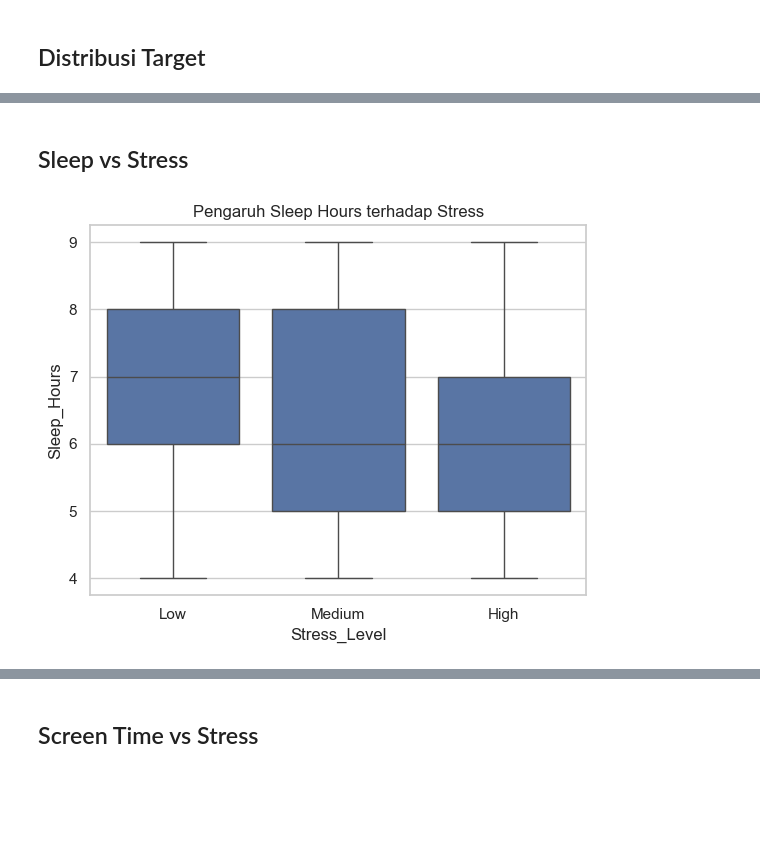
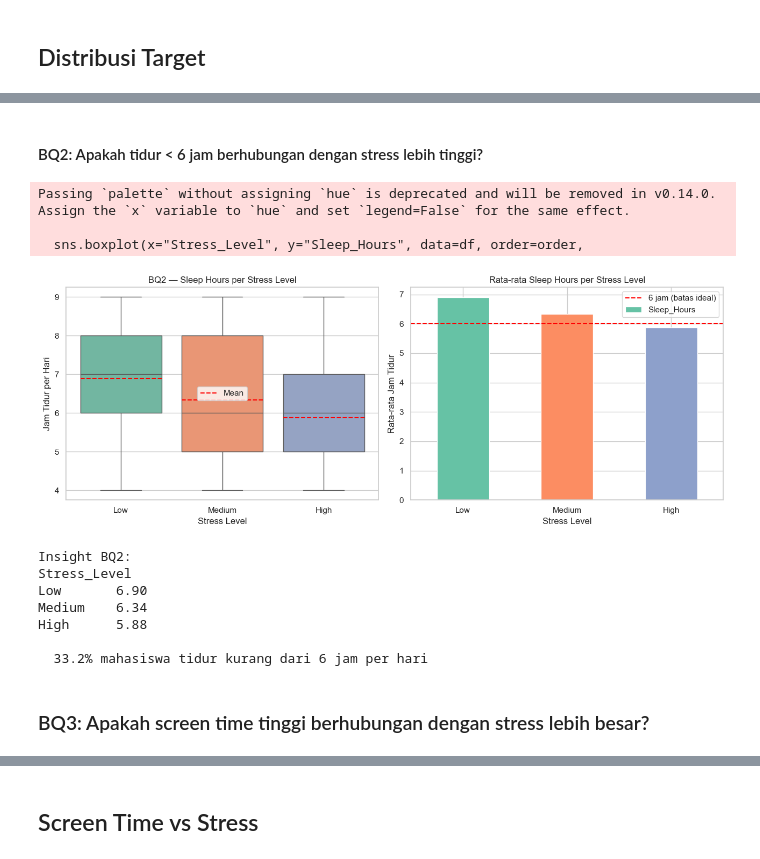
Before and after one commit to ShinZeleo/BurnoutGuard, a Jupyter notebook: Capstone.ipynb, the cells around one changed output, grey strips where cells are left out. Drawn from its saved outputs; the diff is of its cells as text; code cells hidden in the pictures; blank space fills up the shorter version.

```diff
--- a/Capstone.ipynb
+++ b/Capstone.ipynb
@@ -119,7 +252,7 @@ binary_map = {
 
 df["Physical_Exercise"] = df["Physical_Exercise"].map(binary_map)
 df["Tuition"] = df["Tuition"].map(binary_map)
-df["Tuition"] = df["Tuition"].astype("category")
+# df["Tuition"] = df["Tuition"].astype("category")
 # %%
 print(df["Physical_Exercise"].unique())
 print(df["Tuition"].unique())
@@ -128,14 +261,8 @@ print(df["Tuition"].unique())
 [1, 0]
 Categories (2, int64): [0, 1]
 # %%
-from pandas.api.types import CategoricalDtype
-
-income_order = CategoricalDtype(
-    categories=["Low", "Medium", "High"],
-    ordered=True
-)
-
-df["Family_Income_Level"] = df["Family_Income_Level"].astype(income_order)
+income_map = {"Low": 0, "Medium": 1, "High": 2}
+df["Family_Income_Level"] = df["Family_Income_Level"].map(income_map)
 # %%
 print(df["Tuition"].dtype)
 print(df["Family_Income_Level"].dtype)
@@ -371,9 +405,52 @@ Name: Sleep_Hours, dtype: float64
-# %% [markdown]
-## Sleep vs Stress
+# %% [markdown]
+#### BQ2: Apakah tidur < 6 jam berhubungan dengan stress lebih tinggi?
 # %%
-sns.boxplot(x="Stress_Level", y="Sleep_Hours", data=df, order=order)
-plt.title("Pengaruh Sleep Hours terhadap Stress")
+# sns.boxplot(x="Stress_Level", y="Sleep_Hours", data=df, order=order)
+# plt.title("Pengaruh Sleep Hours terhadap Stress")
+# plt.show()
+
+fig, axes = plt.subplots(1, 2, figsize=(13, 5))
+
+# Boxplot
+sns.boxplot(x="Stress_Level", y="Sleep_Hours", data=df, order=order,
+            hue="Stress_Level", legend=False, palette="Set2", ax=axes[0])
+group_means = df.groupby("Stress_Level")["Sleep_Hours"].mean().reindex(order)
+for i, (level, mean) in enumerate(group_means.items()):
+    axes[0].hlines(mean, i - 0.4, i + 0.4, colors="red",
+                   linestyles="--", linewidth=1.5, label="Mean" if i == 0 else "")
+axes[0].set_title("BQ2 — Sleep Hours per Stress Level")
+axes[0].set_xlabel("Stress Level")
+axes[0].set_ylabel("Jam Tidur per Hari")
+axes[0].legend()
+
+# Bar rata-rata
+group_means.plot(kind="bar", color=sns.color_palette("Set2", 3), ax=axes[1], edgecolor="white")
+axes[1].axhline(6, color="red", linestyle="--", linewidth=1.5, label="6 jam (batas ideal)")
+axes[1].set_title("Rata-rata Sleep Hours per Stress Level")
+axes[1].set_xlabel("Stress Level")
+axes[1].set_ylabel("Rata-rata Jam Tidur")
+axes[1].set_xticklabels(order, rotation=0)
+axes[1].legend()
+
+plt.tight_layout()
 plt.show()
+
+print("\nInsight BQ2:")
+print(df.groupby("Stress_Level")["Sleep_Hours"].mean().reindex(order).round(2).to_string())
+low_sleep = (df["Sleep_Hours"] < 6).mean() * 100
+print(f"\n  {low_sleep:.1f}% mahasiswa tidur kurang dari 6 jam per hari")
 # %% [output]
+Passing `palette` without assigning `hue` is deprecated and will be removed in v0.14.0. Assign the `x` variable to `hue` and set `legend=False` for the same effect.
+
+  sns.boxplot(x="Stress_Level", y="Sleep_Hours", data=df, order=order,
-[figure, old version]
+[figure, new version]
+Insight BQ2:
+Stress_Level
+Low       6.90
+Medium    6.34
+High      5.88
+
+  33.2% mahasiswa tidur kurang dari 6 jam per hari
+# %% [markdown]
+### BQ3: Apakah screen time tinggi berhubungan dengan stress lebih besar?
 # %%
```
Also changed, not shown: parts of 84 cells of this notebook, 7 other files.
